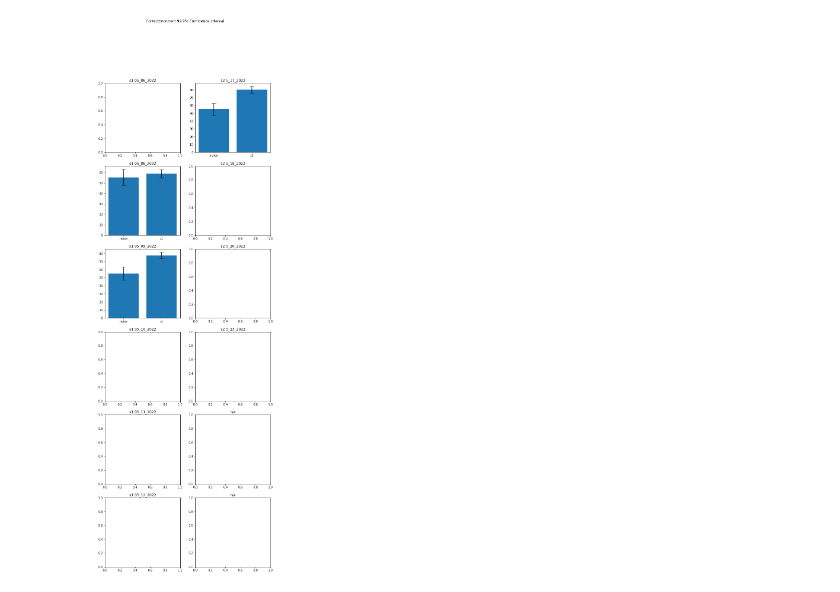
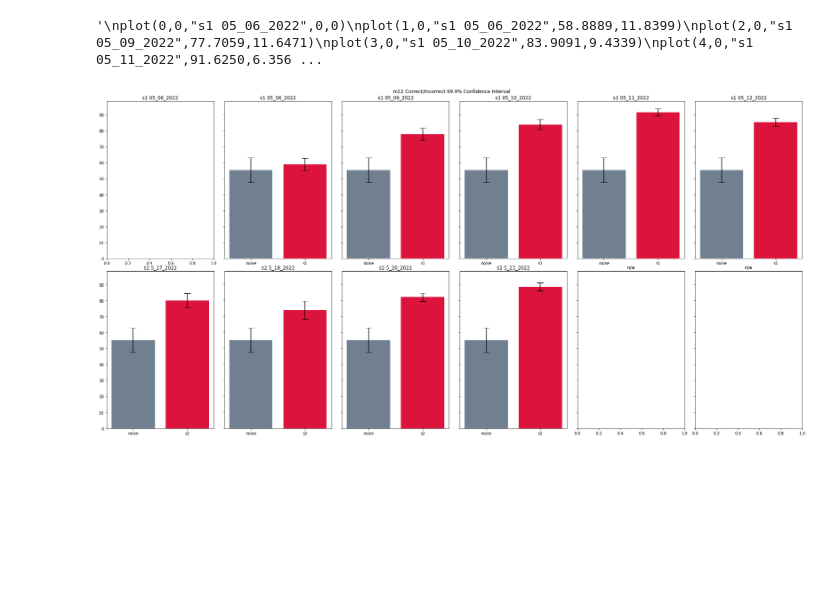
Before and after one commit to anthony0913/behavior-decoder, a Jupyter notebook: graphs.ipynb, the cells around one changed output. Cells and saved outputs as stored; diff of their text form; code cells hidden in the pictures; blank space fills up the shorter version.

Commit message:
added line plot and populated bar charts

```diff
--- a/graphs.ipynb
+++ b/graphs.ipynb
@@ -1,40 +1,62 @@
 # %%
 import numpy as np
 import matplotlib.pyplot as plt
 import math
 
-fig, ax = plt.subplots(nrows=6, ncols=2, figsize=(10,30))
-fig.suptitle("Correct/Incorrect 99.9% Confidence Interval")
+fig, ax = plt.subplots(nrows=2, ncols=6, figsize=(25,12), sharey=True)
+fig.suptitle("m12 Correct/Incorrect 99.9% Confidence Interval",y=1.02)
+plt.tight_layout()
 legs = 8
 b_acc = 55.3333
 b_stdev = 23.5106
 
 def conf(stdev, level=0.999, trials=100):
     if level==0.95:
         z = 1.960
     elif level==0.99:
         z=2.576
     elif level==0.999:
         z=3.291
     return z*stdev/math.sqrt(trials)
 
+plt.yticks([0,10,20,30,40,50,60,70,80,90,100])
+
 def plot(x,y,title,acc,stdev,b_acc=b_acc,b_stdev=b_stdev):
     ax[x,y].title.set_text(title)
     if acc!=0:
-        ax[x,y].bar(["noise",title[:2]], [b_acc,acc], yerr=[conf(b_stdev), conf(stdev)], capsize=legs)
+        ax[x,y].bar(["noise",title[:2]], [b_acc,acc], yerr=[conf(b_stdev), conf(stdev)],
+                    capsize=legs, color=["slategray","crimson"])
+#Horizontal graphs
+plot(0,0,"s1 05_06_2022",0,0)
+plot(0,1,"s1 05_06_2022",58.8889,11.8399)
+plot(0,2,"s1 05_09_2022",77.7059,11.6471)
+plot(0,3,"s1 05_10_2022",83.9091,9.4339)
+plot(0,4,"s1 05_11_2022",91.6250,6.3567)
+plot(0,5,"s1 05_12_2022",85.3636,7.5825)
 
+plot(1,0, "s2 5_17_2022",80.0769,13.1020)
+plot(1,1, "s2 5_18_2022",74.0000,17.693)
+plot(1,2, "s2 5_20_2022",82.0833,7.717)
+plot(1,3, "s2 5_23_2022",88.6667,7.2953)
+plot(1,4, "n/a",0,0)
+plot(1,5, "n/a",0,0)
+
+#Vertical graphs
+"""
 plot(0,0,"s1 05_06_2022",0,0)
 plot(1,0,"s1 05_06_2022",58.8889,11.8399)
 plot(2,0,"s1 05_09_2022",77.7059,11.6471)
-plot(3,0,"s1 05_10_2022",0,0)
-plot(4,0,"s1 05_11_2022",0,0)
-plot(5,0,"s1 05_12_2022",0,0)
+plot(3,0,"s1 05_10_2022",83.9091,9.4339)
+plot(4,0,"s1 05_11_2022",91.6250,6.3567)
+plot(5,0,"s1 05_12_2022",85.3636,7.5825)
 
 plot(0,1, "s2 5_17_2022",80.0769,13.1020)
-plot(1,1, "s2 5_18_2022",0,0)
-plot(2,1, "s2 5_20_2022",0,0)
-plot(3,1, "s2 5_23_2022",0,0)
+plot(1,1, "s2 5_18_2022",74.0000,17.693)
+plot(2,1, "s2 5_20_2022",82.0833,7.717)
+plot(3,1, "s2 5_23_2022",88.6667,7.2953)
 plot(4,1, "n/a",0,0)
 plot(5,1, "n/a",0,0)
+"""
 # %% [output]
+'\nplot(0,0,"s1 05_06_2022",0,0)\nplot(1,0,"s1 05_06_2022",58.8889,11.8399)\nplot(2,0,"s1 05_09_2022",77.7059,11.6471)\nplot(3,0,"s1 05_10_2022",83.9091,9.4339)\nplot(4,0,"s1 05_11_2022",91.6250,6.356 ...
-[figure, old version]
+[figure, new version]
```
Also changed, not shown: parts of 1 cell of this notebook.
